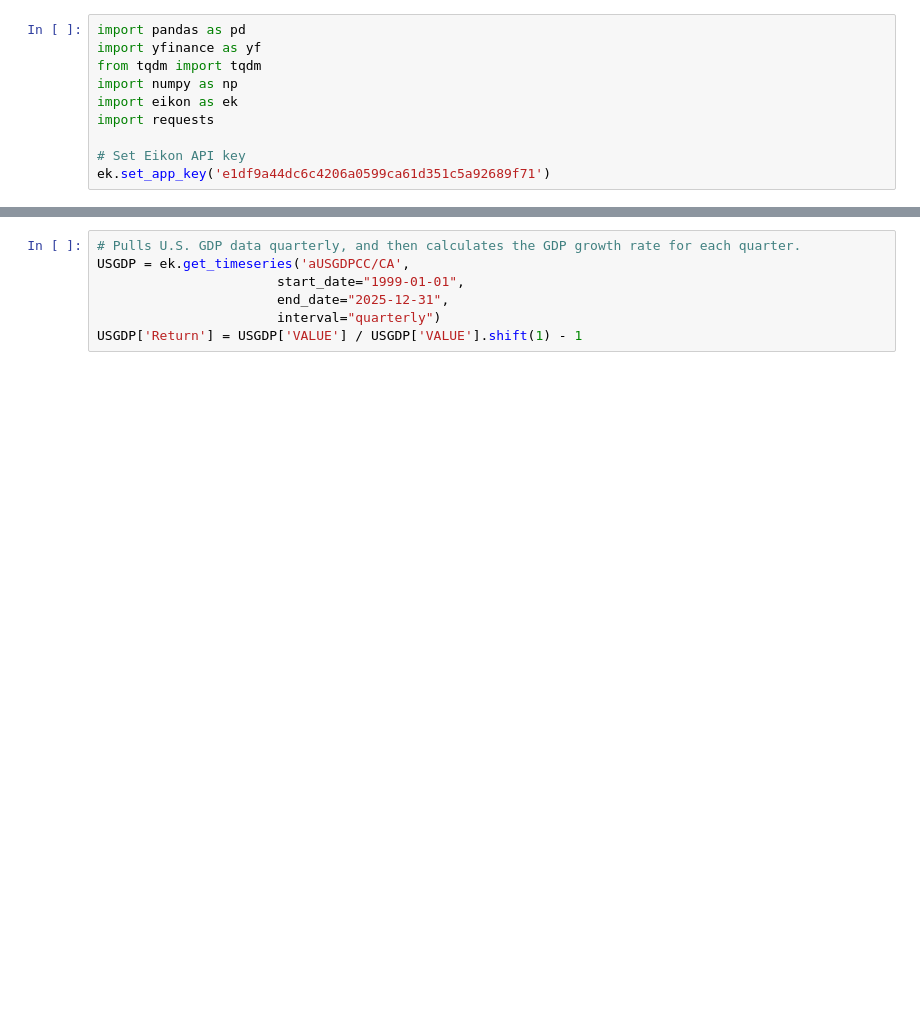
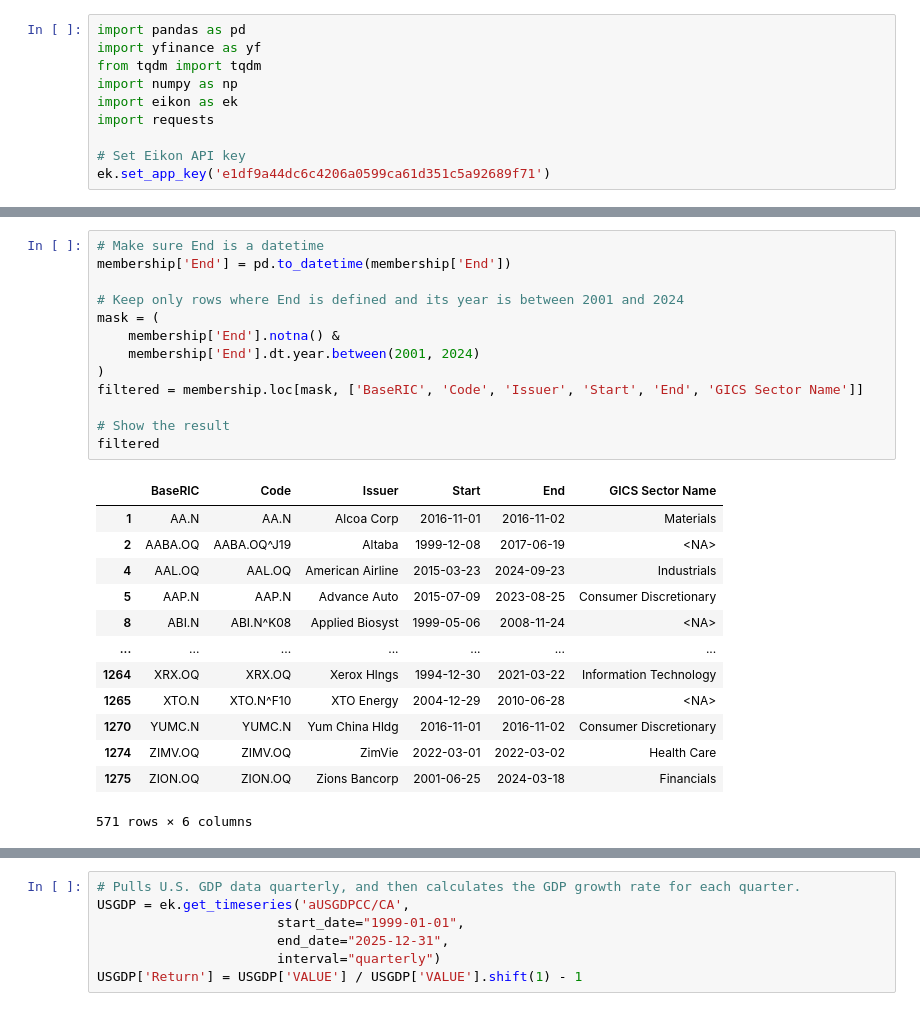
Before and after one commit to Tml710/Seminar-Advanced-Finance, a Jupyter notebook: Data download.ipynb, the cells around one changed output, grey strips where cells are left out. Saved outputs shown, nothing was run; the diff lists cells and outputs as text; blank space fills up the shorter version.

```diff
--- a/Data download.ipynb
+++ b/Data download.ipynb
@@ -98,0 +173,27 @@ tickers.rename(columns={'Ticker': 'Instrument'}, inplace=True)
+# %%
+# Make sure End is a datetime
+membership['End'] = pd.to_datetime(membership['End'])
+
+# Keep only rows where End is defined and its year is between 2001 and 2024
+mask = (
+    membership['End'].notna() &
+    membership['End'].dt.year.between(2001, 2024)
+)
+filtered = membership.loc[mask, ['BaseRIC', 'Code', 'Issuer', 'Start', 'End', 'GICS Sector Name']]
+
+# Show the result
+filtered
+# %% [output]
+|  | BaseRIC | Code | Issuer | Start | End | GICS Sector Name |
+| 1 | AA.N | AA.N | Alcoa Corp | 2016-11-01 | 2016-11-02 | Materials |
+| 2 | AABA.OQ | AABA.OQ^J19 | Altaba | 1999-12-08 | 2017-06-19 | <NA> |
+| 4 | AAL.OQ | AAL.OQ | American Airline | 2015-03-23 | 2024-09-23 | Industrials |
+| 5 | AAP.N | AAP.N | Advance Auto | 2015-07-09 | 2023-08-25 | Consumer Discretionary |
+| 8 | ABI.N | ABI.N^K08 | Applied Biosyst | 1999-05-06 | 2008-11-24 | <NA> |
+| ... | ... | ... | ... | ... | ... | ... |
+| 1264 | XRX.OQ | XRX.OQ | Xerox Hlngs | 1994-12-30 | 2021-03-22 | Information Technology |
+| 1265 | XTO.N | XTO.N^F10 | XTO Energy | 2004-12-29 | 2010-06-28 | <NA> |
+| 1270 | YUMC.N | YUMC.N | Yum China Hldg | 2016-11-01 | 2016-11-02 | Consumer Discretionary |
+| 1274 | ZIMV.OQ | ZIMV.OQ | ZimVie | 2022-03-01 | 2022-03-02 | Health Care |
+| 1275 | ZION.OQ | ZION.OQ | Zions Bancorp | 2001-06-25 | 2024-03-18 | Financials |
+571 rows × 6 columns
```
Also changed, not shown: parts of 28 cells of this notebook, 5 other files.
